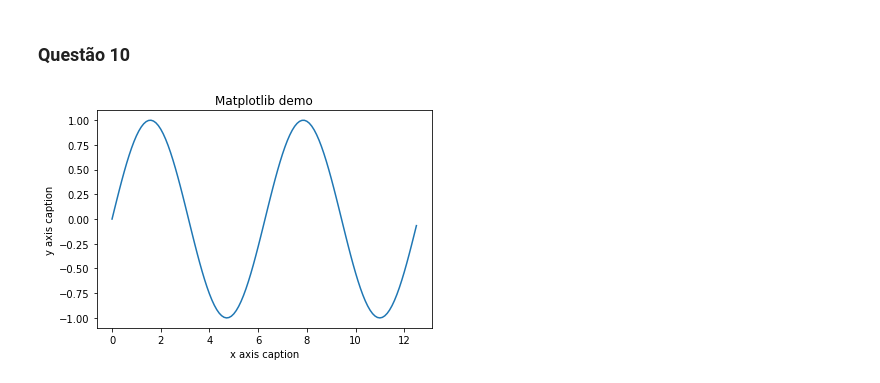
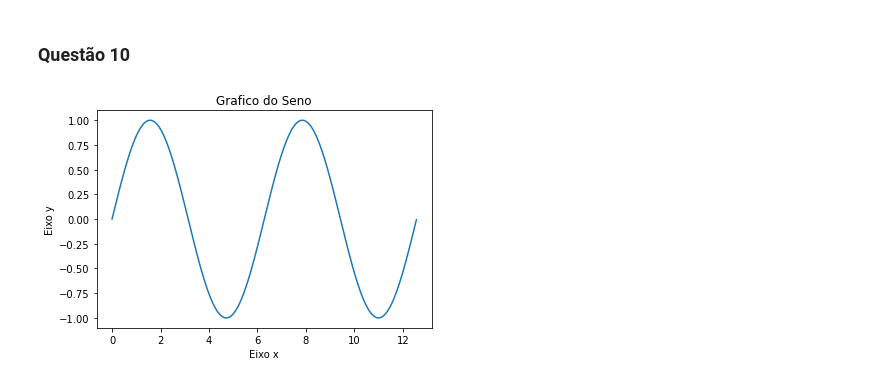
Before and after one commit to arthur-mts/metodos-numericos, a Jupyter notebook: Lista1_Arthur_Mauricio.ipynb, the cells around one changed output. Drawn from its saved outputs; the diff is of its cells as text; code cells hidden in the pictures.

```diff
--- a/Lista1_Arthur_Mauricio.ipynb
+++ b/Lista1_Arthur_Mauricio.ipynb
@@ -150,13 +186,13 @@ array([[[0.92758755, 0.755848  , 0.92872408],
 ### Questão 10
 # %%
 from matplotlib import pyplot as plt
-# %%
-x = np.arange(0,4*np.pi,0.1)   # start,stop,step
-y = np.sin(x)
-plt.title("Matplotlib demo")
-plt.xlabel("x axis caption")
-plt.ylabel("y axis caption")
-plt.plot(x,y)
-plt.show()
-# %% [output]
-[figure, removed]
+# %%
+x = np.arange(0,4*np.pi,0.01)
+y = np.sin(x)
+plt.title("Grafico do Seno")
+plt.xlabel("Eixo x")
+plt.ylabel("Eixo y")
+plt.plot(x,y)
+plt.show()
+# %% [output]
+[figure, added]
```
Also changed, not shown: parts of 8 cells of this notebook, 1 other file.
